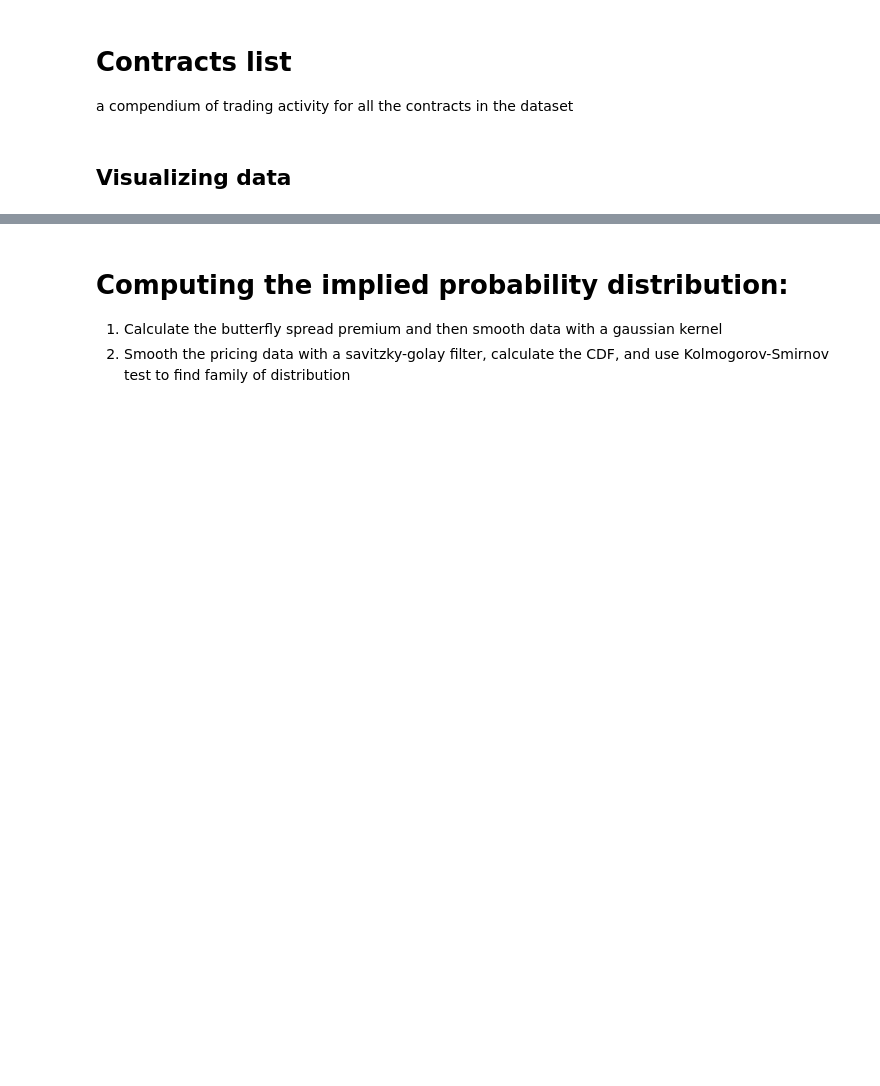
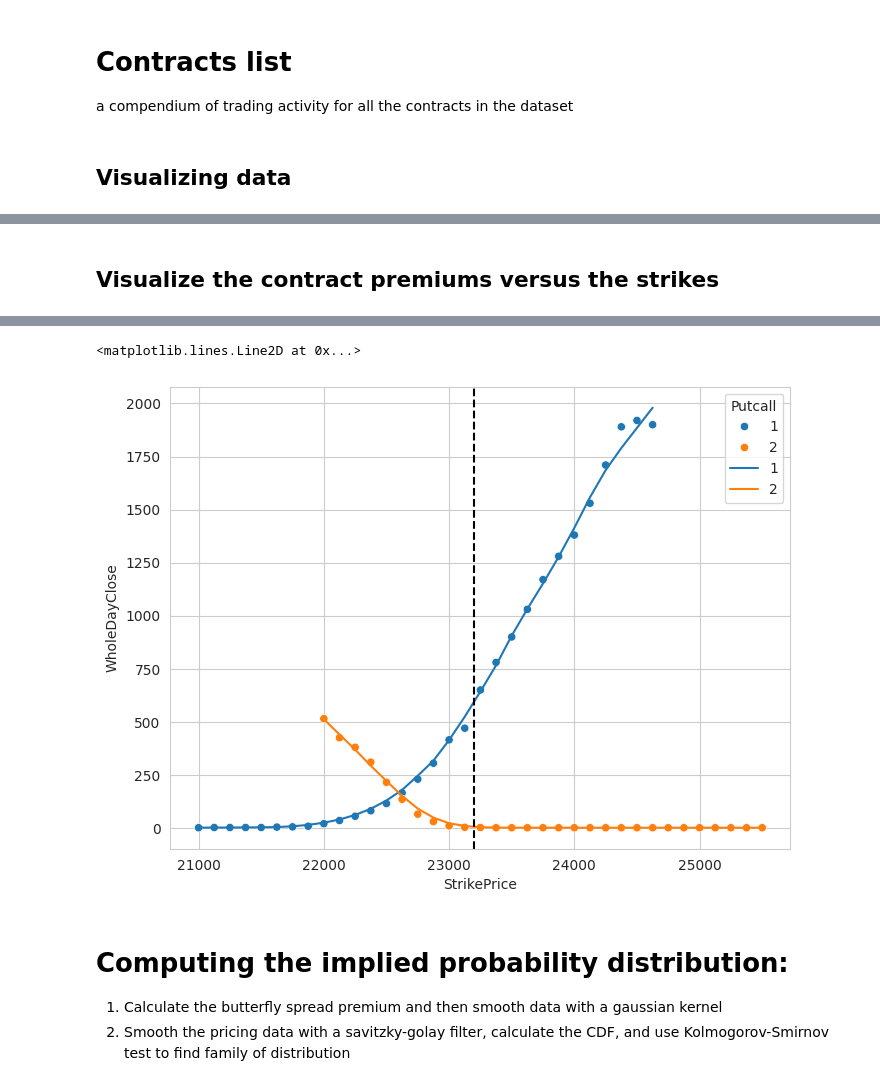
Before and after one commit to FlyingCurryMonster/JPY-equities, a Jupyter notebook: implied-probability-distributions.ipynb, the cells around one changed output, grey strips where cells are left out. Cells and saved outputs as stored; diff of their text form; code cells hidden in the pictures; blank space fills up the shorter version.

```diff
--- a/implied-probability-distributions.ipynb
+++ b/implied-probability-distributions.ipynb
@@ -202,0 +219,28 @@ options = options[options.index.droplevel(-1).isin(good_training_examples)].copy
+# %% [markdown]
+## Visualize the contract premiums versus the strikes
+# %%
+example = contract_list.index[1]
+print(example[:-1])
+# df_orig = options.loc[example_1[:-1]]
+# df_orig = options.loc[idx[row, expiry]]
+
+# df=df_orig.copy()
+df = options.loc[example[:-1]]
+
+
+# print(df_orig.WholeDayVolume.quantile(0.05))
+# df['implied_pdf'] = GaussKernelSmoother_pandas(df.curvature, 5, order = 0)
+fig, ax = plt.subplots(1, 1, figsize = (8, 6), sharex=True)
+
+# axes 0
+sns.scatterplot(df, x = 'StrikePrice', y = 'WholeDayClose', ax=ax, hue ='Putcall', palette= 'tab10')
+sns.lineplot(df, x = 'StrikePrice', y = 'Close_sm', ax=ax, hue ='Putcall', palette= 'tab10')
+
+# axes 1
+# sns.scatterplot(df, x = 'StrikePrice', y = 'butterfly', ax=ax[1], hue='Putcall', palette= 'tab10')
+# sns.lineplot(df, x = 'StrikePrice', y = 'pdf', ax=ax[1], hue ='Putcall', palette= 'tab10')
+
+
+
+ax.axvline(df['UnderlyingClose'].iloc[0], color = 'k', linestyle = '--')
+# %% [output]
@@ -203,3 +248,5 @@ options = options[options.index.droplevel(-1).isin(good_training_examples)].copy
+<matplotlib.lines.Line2D at 0x...>
+[figure, added]
 # %% [markdown]
 # Computing the implied probability distribution:
 1. Calculate the butterfly spread premium and then smooth data with a gaussian kernel
```
Also changed, not shown: parts of 13 cells of this notebook.
